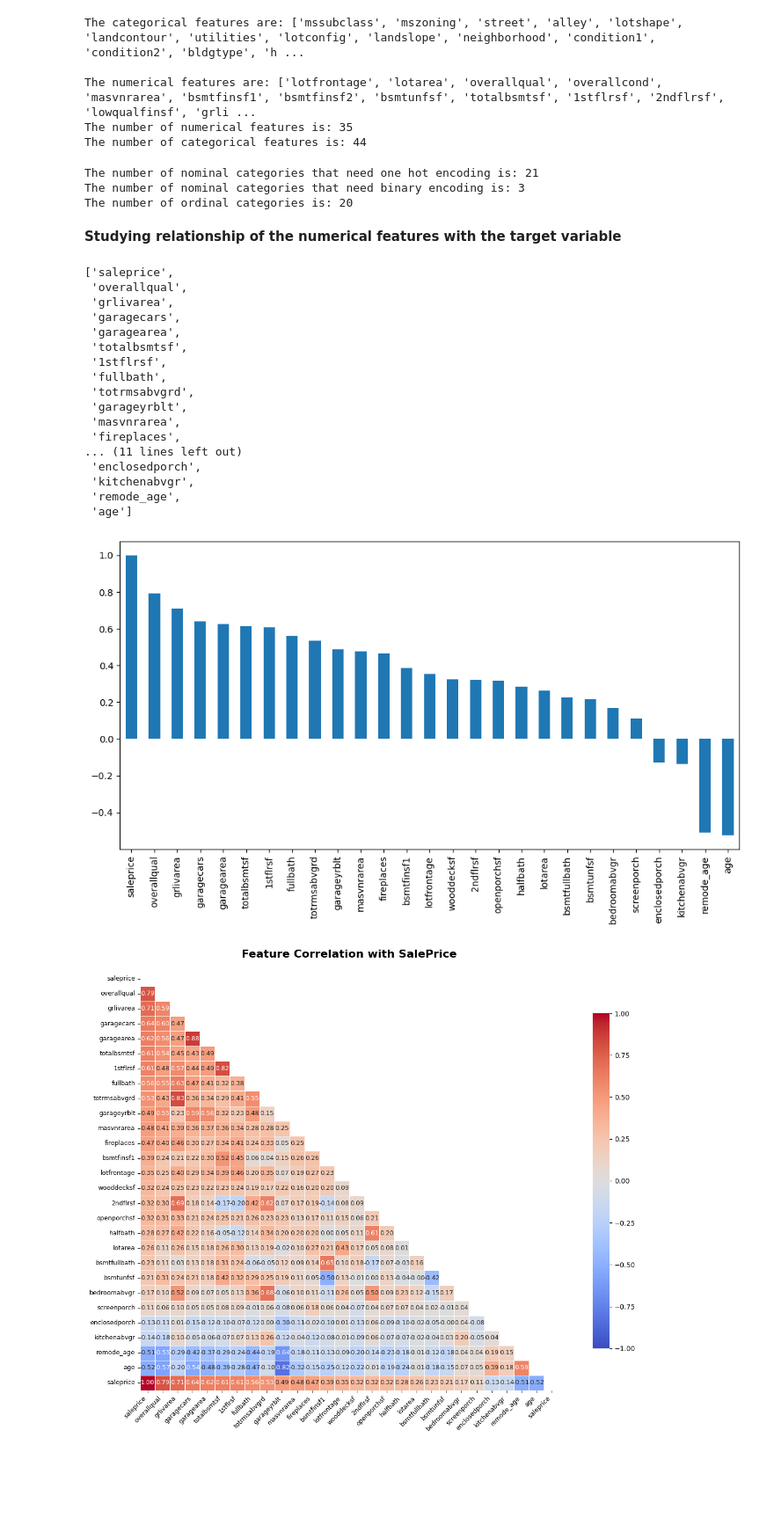
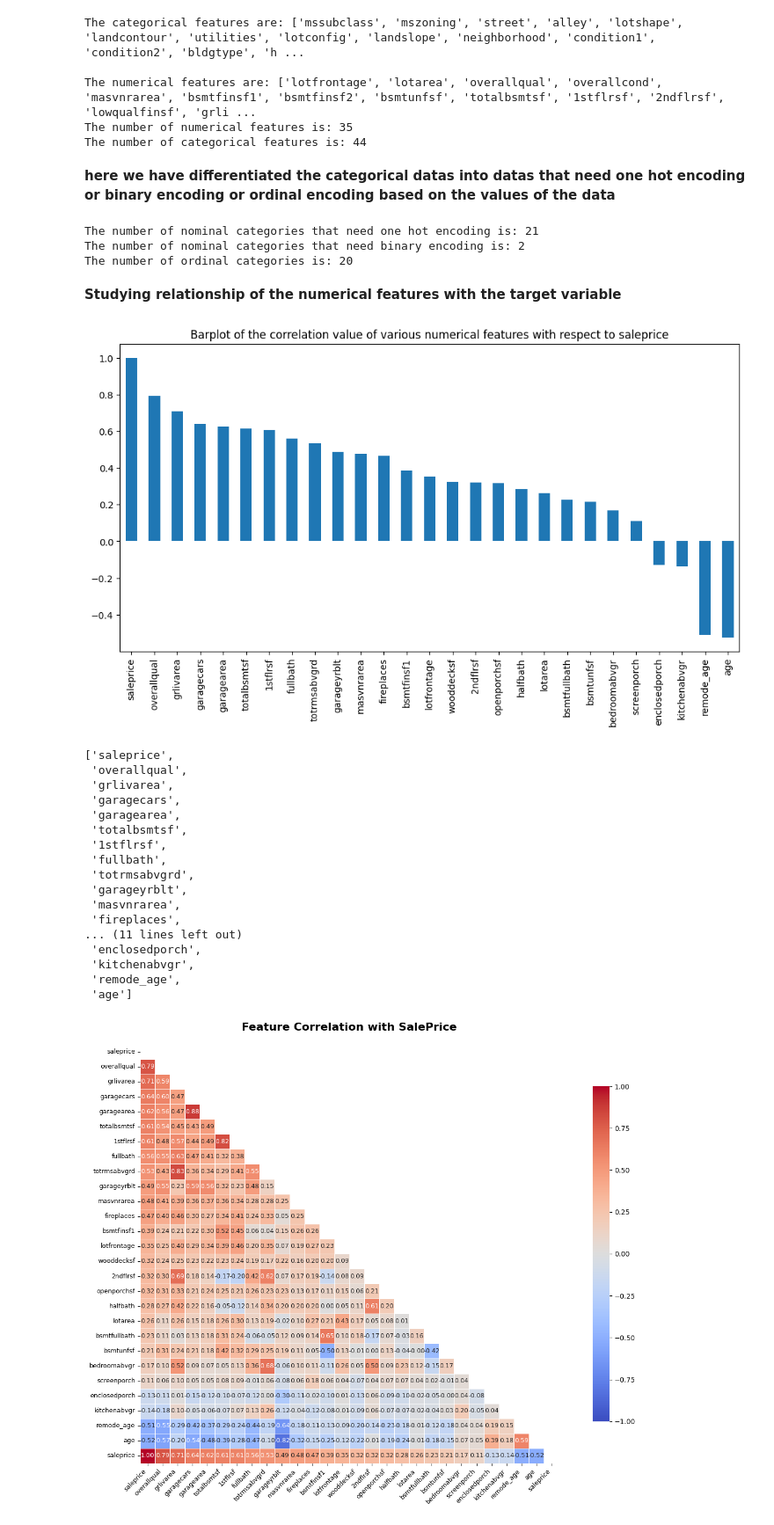
Before and after one commit to AsokTamang/houseprice_predictor, a Jupyter notebook: notebook/EDA.ipynb, the cells around one changed output. Shown at 88% size. Saved outputs shown, nothing was run; the diff lists cells and outputs as text; code cells hidden in the pictures; blank space fills up the shorter version.

```diff
--- a/notebook/EDA.ipynb
+++ b/notebook/EDA.ipynb
@@ -86,0 +84,7 @@ dtype: int64
+# %%
+none_features = ['poolqc','miscfeature','alley','fence','fireplacequ',
+                 'garagetype','garagefinish','garagequal','garagecond',
+                 'bsmtqual','bsmtcond','bsmtexposure','bsmtfintype1','bsmtfintype2',
+                 'masvnrtype']
+for col in none_features:
+    df[col] = df[col].fillna('None')
@@ -86,0 +93,6 @@ dtype: int64
+# %%
+zero_features = ['garageyrblt','garagearea','garagecars',
+                 'bsmtfinsf1','bsmtfinsf2','bsmtunfsf','totalbsmtsf',
+                 'bsmtfullbath','bsmthalfbath','masvnrarea']
+for col in zero_features:
+    df[col] = df[col].fillna(0)
@@ -151,48 +185,51 @@ The categorical features are: ['mssubclass', 'mszoning', 'street', 'alley', 'lot
 The numerical features are: ['lotfrontage', 'lotarea', 'overallqual', 'overallcond', 'masvnrarea', 'bsmtfinsf1', 'bsmtfinsf2', 'bsmtunfsf', 'totalbsmtsf', '1stflrsf', '2ndflrsf', 'lowqualfinsf', 'grli ...
 The number of numerical features is: 35
 The number of categorical features is: 44
+# %% [markdown]
+**here we have differentiated the categorical datas into datas that need one hot encoding or binary encoding or ordinal encoding based on the values of the data**
 # %%
 one_hot_encode_nominal_cat= ['mssubclass','mszoning','alley','landcontour','lotconfig','neighborhood','condition1','condition2','bldgtype','housestyle','roofstyle','roofmatl','exterior1st','exterior1st','masvnrtype','foundation','heating','garagetype','miscfeature','saletype','salecondition']
-binary_encode_nominal_cat = ['street','centralair','']
+binary_encode_nominal_cat = ['street','centralair']
 ordinal_cat = ['lotshape','utilities','landslope','exterqual','extercond','bsmtqual','bsmtcond','bsmtexposure','bsmtfintype1','bsmtfintype2','heatingqc','kitchenqual','fireplacequ','functional','garagefinish','garagequal','garagecond','paveddrive','poolqc','fence']
 print(f'The number of nominal categories that need one hot encoding is: {len(one_hot_encode_nominal_cat)}')
 print(f'The number of nominal categories that need binary encoding is: {len(binary_encode_nominal_cat)}')
 print(f'The number of ordinal categories is: {len(ordinal_cat)}')
 # %% [output]
 The number of nominal categories that need one hot encoding is: 21
-The number of nominal categories that need binary encoding is: 3
+The number of nominal categories that need binary encoding is: 2
 The number of ordinal categories is: 20
 # %% [markdown]
 **Studying relationship of the numerical features with the target variable**
 # %%
 corelation = df[numerical_features].corr()['saleprice'].sort_values(ascending = False)  #finding the corelation value of all the numerical features with respect to the target variable saleprice
 imp_num_features = corelation[abs(corelation) > 0.1]
-imp_num_features = imp_num_features.index.tolist()  #extracting the feature names
-imp_num_features
+plt.figure(figsize = (12,6))
+imp_num_features.plot(kind='bar')
+plt.title('Barplot of the correlation value of various numerical features with respect to saleprice')
+plt.show()
 # %% [output]
-['saleprice',
- 'overallqual',
- 'grlivarea',
- 'garagecars',
- 'garagearea',
- 'totalbsmtsf',
- '1stflrsf',
- 'fullbath',
- 'totrmsabvgrd',
- 'garageyrblt',
- 'masvnrarea',
- 'fireplaces',
-... (11 lines left out)
- 'enclosedporch',
- 'kitchenabvgr',
- 'remode_age',
- 'age']
+[figure, added]
 # %%
-plt.figure(figsize = (12,6))
-imp_num_features.plot(kind='bar')
-plt.show()
+imp_num_features = imp_num_features.index.tolist()  #extracting the feature names
+imp_num_features
 # %% [output]
-[figure, removed]
+['saleprice',
+ 'overallqual',
+ 'grlivarea',
+ 'garagecars',
+ 'garagearea',
+ 'totalbsmtsf',
+ '1stflrsf',
+ 'fullbath',
+ 'totrmsabvgrd',
+ 'garageyrblt',
+ 'masvnrarea',
+ 'fireplaces',
+... (11 lines left out)
+ 'enclosedporch',
+ 'kitchenabvgr',
+ 'remode_age',
+ 'age']
 # %%
 plt.figure(figsize=(14, 10))
 corr_matrix = df[imp_num_features + ['saleprice']].corr()
```
Also changed, not shown: parts of 6 cells of this notebook.
